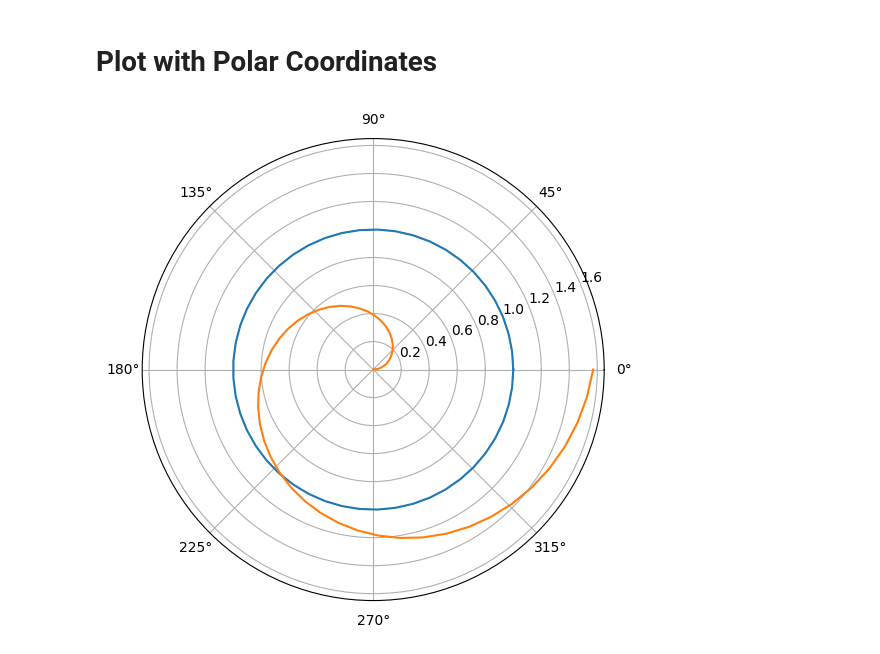
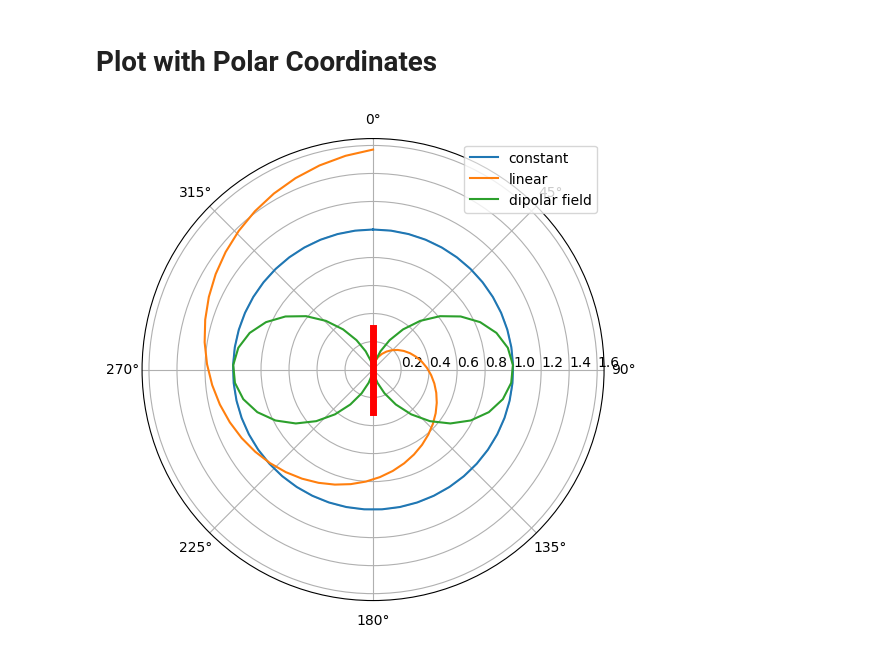
Before and after one commit to atothsmi/ASTR19, a Jupyter notebook: inClassExamples/class9/polar-plot.ipynb, the cells around one changed output. Saved outputs shown, nothing was run; the diff lists cells and outputs as text; code cells hidden in the pictures.

```diff
--- a/inClassExamples/class9/polar-plot.ipynb
+++ b/inClassExamples/class9/polar-plot.ipynb
@@ -4,27 +4,46 @@
 import numpy as np
 import matplotlib.pyplot as plt
 %matplotlib inline
+# %%
+#Shape of the dipolar field emitted by an antenna
+def dipole_field(theta):
+    return np.sin(theta)**2
 # %%
 #when angles are measured in radians, 1 turn is 2pi radians
 
 n = 100
 
+#Define theta values
 theta = np.linspace(0, 2*np.pi, 50)
 y1 = np.ones(50)
 y2 = theta*0.25
 
 #plotting
 f = plt.figure(figsize=(8,6))
 ax = f.add_subplot(111, projection = 'polar')
-
 ax.plot(theta, y1, label='constant')
 ax.plot(theta, y2, label='linear')
+ax.plot(theta, dipole_field(theta), label='dipolar field')
 
+#customizing the plot
+ax.set_theta_zero_location('N') #Set zero degrees to the top (North)
+ax.set_theta_direction(-1) #Reverse the theta direction (clockwise)
+ax.set_rlabel_position(90) #Set radial labels to apppear on the right
+
+#add grid
 ax.grid(True)
 
+#add legent
+ax.legend(loc='upper right')
+
+#add a vertical line at the center of the plot
+# specify the length of the vertical line at the center of the plot
+line_length = 0.3 #adjust this value to change the length of the line
+ax.plot([0, np.pi], [line_length, line_length], color='r', linestyle='-', linewidth=5)
+
 plt.show()
 # %% [output]
-[figure, old version]
+[figure, new version]
 # %%
 def dipole_field(theta):
     return np.sin(theta) **2
```
Also changed, not shown: 7 other files.
